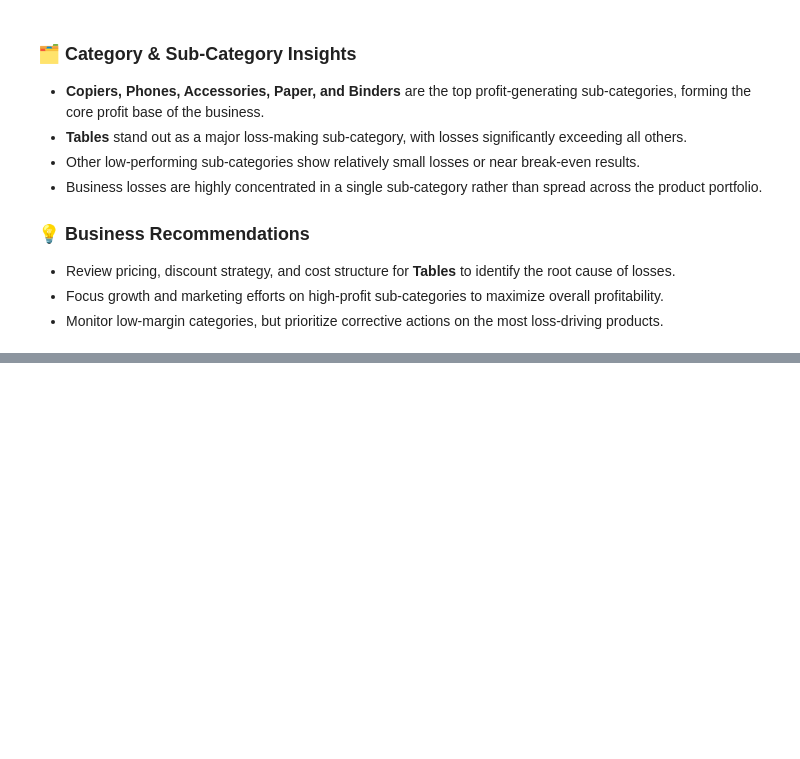
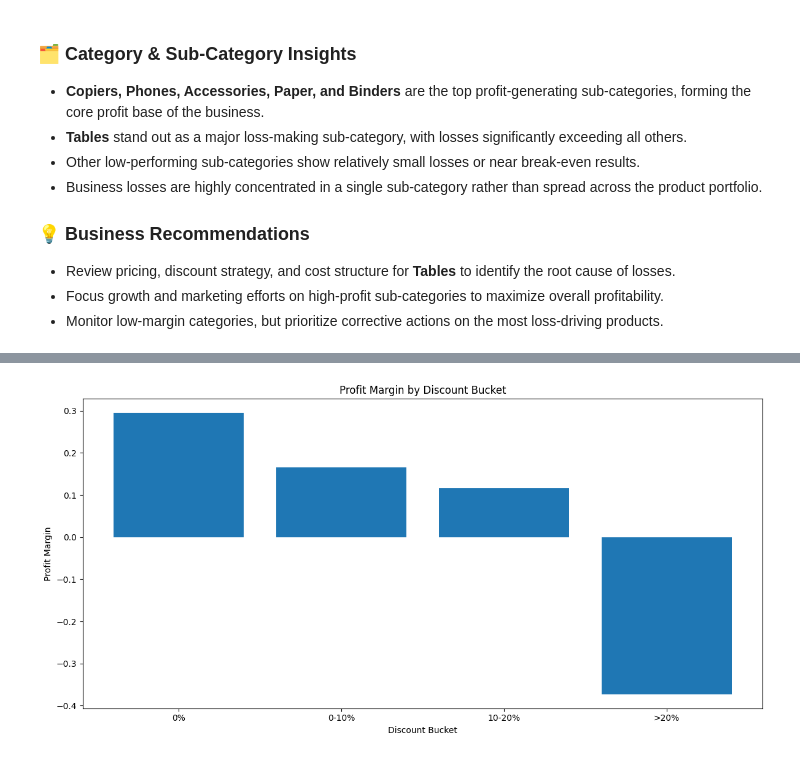
Before and after one commit to voprosovnety/superstore-analytics, a Jupyter notebook: notebooks/01_pandas_eda.ipynb, the cells around one changed output, grey strips where cells are left out. Saved outputs shown, nothing was run; the diff lists cells and outputs as text; code cells hidden in the pictures; blank space fills up the shorter version.

```diff
--- a/notebooks/01_pandas_eda.ipynb
+++ b/notebooks/01_pandas_eda.ipynb
@@ -229,0 +232,25 @@ plt.show()
+# %%
+discount_bucket_metrics = (
+    df
+    .groupby("discount_bucket", observed=True)
+    .agg(
+        rows=("row_id", "size"),
+        total_sales=("sales", "sum"),
+        total_profit=("profit", "sum")
+    )
+    .assign(
+        profit_margin=lambda x: (x.total_profit / x.total_sales).round(3)
+    )
+    .reset_index()
+    .sort_values("discount_bucket")
+)
+# %%
+plt.figure(figsize=(12, 6))
+plt.bar(discount_bucket_metrics["discount_bucket"], discount_bucket_metrics["profit_margin"])
+plt.title("Profit Margin by Discount Bucket")
+plt.xlabel("Discount Bucket")
+plt.ylabel("Profit Margin")
+plt.tight_layout()
+plt.show()
+# %% [output]
+[figure, added]
```
Also changed, not shown: parts of 13 cells of this notebook, 6 other files.
